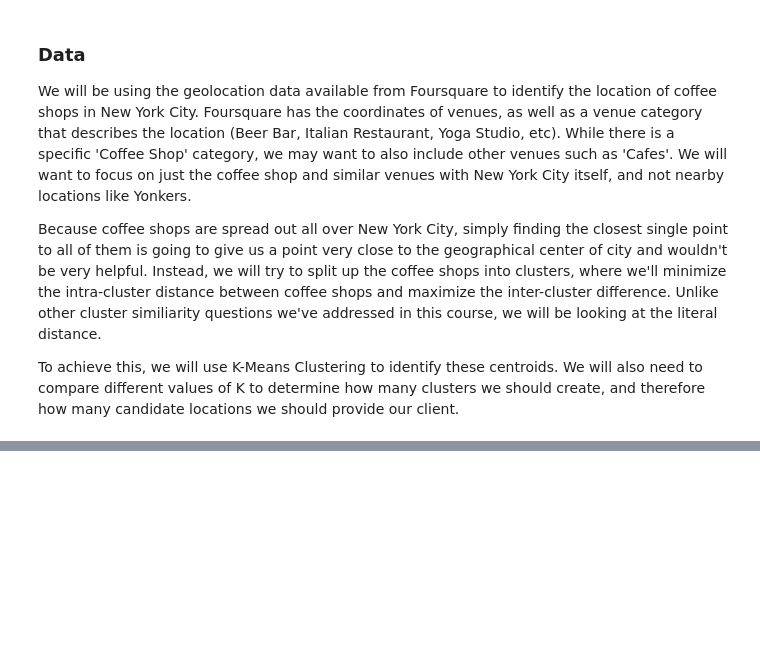
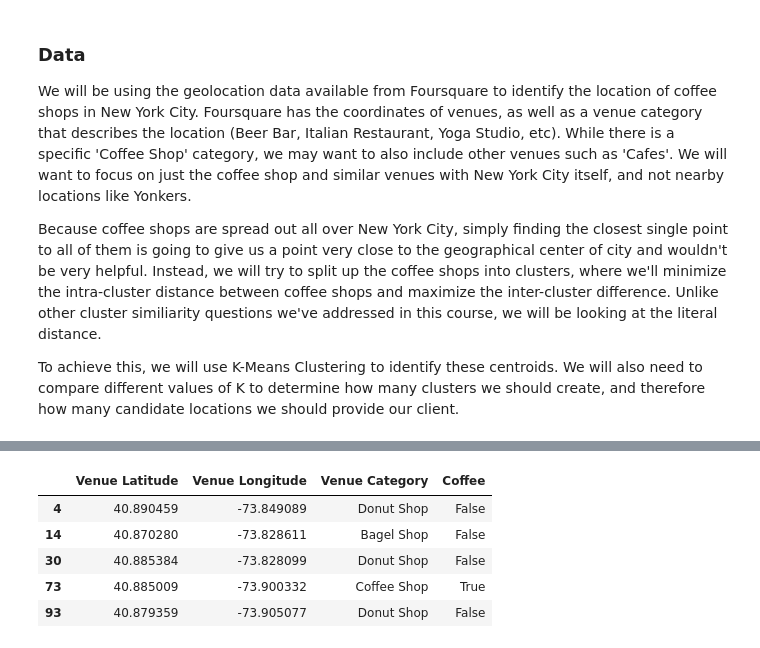
Before and after one commit to JonNKolb/Coursera_Capstone, a Jupyter notebook: Capstone Project.ipynb, the cells around one changed output, grey strips where cells are left out. Drawn from its saved outputs; the diff is of its cells as text; code cells hidden in the pictures; blank space fills up the shorter version.

```diff
--- a/Capstone Project.ipynb
+++ b/Capstone Project.ipynb
@@ -21,0 +189,13 @@ To achieve this, we will use K-Means Clustering to identify these centroids. We
+# %%
+# Select just coffee shop, as well as donut shop, cafe, and bagel shops
+shops = ['Coffee Shop','Donut Shop','Café','Bagel Shop']
+newyork_coffee = pd.DataFrame(columns=['Neighborhood',
+                  'Neighborhood Latitude',
+                  'Neighborhood Longitude',
+                  'Venue',
+                  'Venue Latitude',
+                  'Venue Longitude',
+                  'Venue Category'])
+newyork_coffee = newyork_venues[newyork_venues['Venue Category'].isin(shops)]
+# %%
+newyork_coffee = newyork_coffee.drop(columns=['Neighborhood','Neighborhood Latitude','Neighborhood Longitude','Venue'])
@@ -21,0 +211,11 @@ To achieve this, we will use K-Means Clustering to identify these centroids. We
+# %%
+newyork_coffee['Coffee'] = newyork_coffee['Venue Category'] == 'Coffee Shop'
+# %%
+newyork_coffee.head()
+# %% [output]
+|  | Venue Latitude | Venue Longitude | Venue Category | Coffee |
+| 4 | 40.890459 | -73.849089 | Donut Shop | False |
+| 14 | 40.870280 | -73.828611 | Bagel Shop | False |
+| 30 | 40.885384 | -73.828099 | Donut Shop | False |
+| 73 | 40.885009 | -73.900332 | Coffee Shop | True |
+| 93 | 40.879359 | -73.905077 | Donut Shop | False |
```
Also changed, not shown: parts of 16 cells of this notebook.
